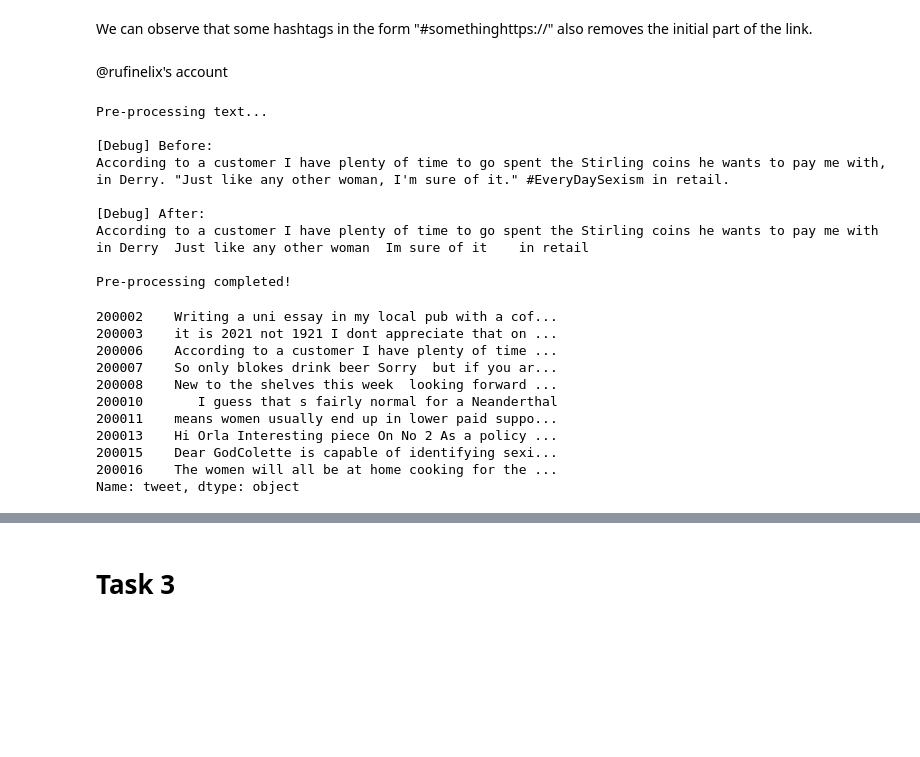
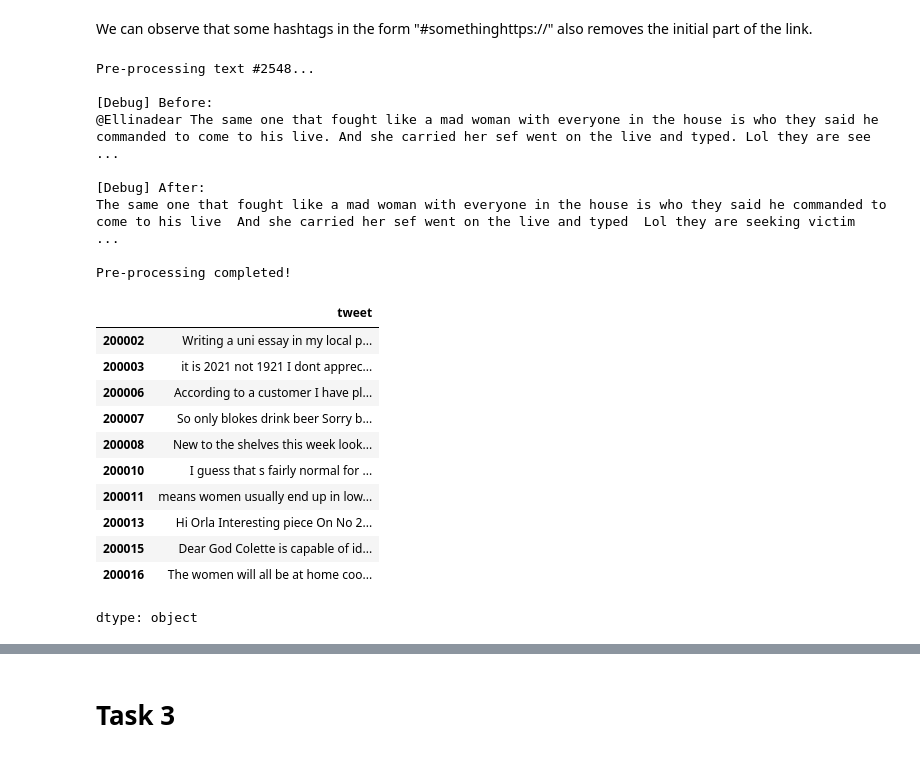
Before and after one commit to t-perniola/Assignments-NLP, a Jupyter notebook: Project/Assignment 1/task1.ipynb, the cells around one changed output, grey strips where cells are left out. Cells and saved outputs as stored; diff of their text form; code cells hidden in the pictures; blank space fills up the shorter version.

```diff
--- a/Project/Assignment 1/task1.ipynb
+++ b/Project/Assignment 1/task1.ipynb
@@ -10,3 +12,7 @@ validation_url = '/Users/kor/Desktop/Unibo/II year/Fall/NLP/Project/Assignment 1
+# %%
+training_url = '/content/drive/MyDrive/Assignment 1/data/training.json'
+validation_url = '/content/drive/MyDrive/Assignment 1/data/validation.json'
+test_url = '/content/drive/MyDrive/Assignment 1/data/test.json'
 # %%
 training_set = pd.read_json(training_url, orient='index')
 validation_set = pd.read_json(validation_url, orient='index')
@@ -95,7 +114,7 @@ URL_RE = re.compile('(https|http)?:\/\/\S+')
 #Qui ho aggiunto il punto sostituito dallo spazio perchè mi sembra che la maggior parte
 #dei tweets ne traggono beneficio, poi TODO va provato raga
 REPLACE_BY_SPACE_RE = re.compile('[/(){}\[\]\|,;‘’“”\"\.]')
-SPECIAL_CHARACTERS_RE = re.compile('[&amp;]')
+SPECIAL_CHARACTERS_RE = re.compile('&amp;')
 GOOD_SYMBOLS_RE = re.compile('[^\w+ +]')
 
 try:
@@ -138,8 +157,6 @@ def strip_text(text: str) -> str:
     return text.strip()
 # %% [markdown]
 We can observe that some hashtags in the form "#somethinghttps://" also removes the initial part of the link.
-# %% [markdown]
-@rufinelix's account
 # %%
 from typing import List, Callable, Dict
 from functools import reduce
@@ -165,45 +182,52 @@ def text_prepare(text: str,
     filter_methods = filter_methods if filter_methods is not None else PREPROCESSING_PIPELINE
     return reduce(lambda txt, f: f(txt), filter_methods, text)
 # %%
-print('Pre-processing text...')
+training_set_copy = training_set.copy()
+validation_set_copy = validation_set.copy()
+test_set_copy = test_set.copy()
+
+index = random.randint(0, training_set.shape[0] - 1)
+
+print(f'Pre-processing text #{index}...')
 
 print()
-print(f'[Debug] Before:\n{training_set.tweet.values[2]}')
+print(f'[Debug] Before:\n{training_set.tweet.values[index]}')
 print()
 
 # Replace each sentence with its pre-processed version
-training_set['tweet'] = training_set['tweet'].apply(lambda txt: text_prepare(txt))
-validation_set['tweet'] = validation_set['tweet'].apply(lambda txt: text_prepare(txt))
-test_set['tweet'] = test_set['tweet'].apply(lambda txt: text_prepare(txt))
+training_set_copy['tweet'] = training_set_copy['tweet'].apply(lambda txt: text_prepare(txt))
+validation_set_copy['tweet'] = validation_set_copy['tweet'].apply(lambda txt: text_prepare(txt))
+test_set_copy['tweet'] = test_set_copy['tweet'].apply(lambda txt: text_prepare(txt))
 
-print(f'[Debug] After:\n{training_set.tweet.values[2]}')
+print(f'[Debug] After:\n{training_set_copy.tweet.values[index]}')
 print()
 
 print("Pre-processing completed!")
 # %% [output]
-Pre-processing text...
+Pre-processing text #2548...
 
 [Debug] Before:
-According to a customer I have plenty of time to go spent the Stirling coins he wants to pay me with, in Derry. "Just like any other woman, I'm sure of it." #EveryDaySexism in retail.
+@Ellinadear The same one that fought like a mad woman with everyone in the house is who they said he commanded to come to his live. And she carried her sef went on the live and typed. Lol they are see ...
 
 [Debug] After:
-According to a customer I have plenty of time to go spent the Stirling coins he wants to pay me with  in Derry  Just like any other woman  Im sure of it    in retail
+The same one that fought like a mad woman with everyone in the house is who they said he commanded to come to his live  And she carried her sef went on the live and typed  Lol they are seeking victim  ...
 
 Pre-processing completed!
 # %%
 #Focus Focus Focus qui le contrazioni tipo I'm le accorpa, ma sotto la lemmatization con wordNet le
 #scoppia. Se usassimo le stopwords le eliminerebbe direttamente e il problema non si porrebbe, quindi indovinate
 #TODO va provato raga
-training_set.iloc[:10]['tweet']
+training_set_copy.iloc[:10]['tweet']
 # %% [output]
+|  | tweet |
+| 200002 | Writing a uni essay in my local p... |
+| 200003 | it is 2021 not 1921 I dont apprec... |
+| 200006 | According to a customer I have pl... |
+| 200007 | So only blokes drink beer Sorry b... |
+| 200008 | New to the shelves this week look... |
+| 200010 | I guess that s fairly normal for ... |
+| 200011 | means women usually end up in low... |
+| 200013 | Hi Orla Interesting piece On No 2... |
+| 200015 | Dear God Colette is capable of id... |
+| 200016 | The women will all be at home coo... |
-200002    Writing a uni essay in my local pub with a cof...
-200003    it is 2021 not 1921 I dont appreciate that on ...
-200006    According to a customer I have plenty of time ...
-200007    So only blokes drink beer Sorry  but if you ar...
-200008    New to the shelves this week  looking forward ...
-200010       I guess that s fairly normal for a Neanderthal
-200011    means women usually end up in lower paid suppo...
-200013    Hi Orla Interesting piece On No 2 As a policy ...
-200015    Dear GodColette is capable of identifying sexi...
-200016    The women will all be at home cooking for the ...
-Name: tweet, dtype: object
+dtype: object
```
Also changed, not shown: parts of 18 cells of this notebook.
